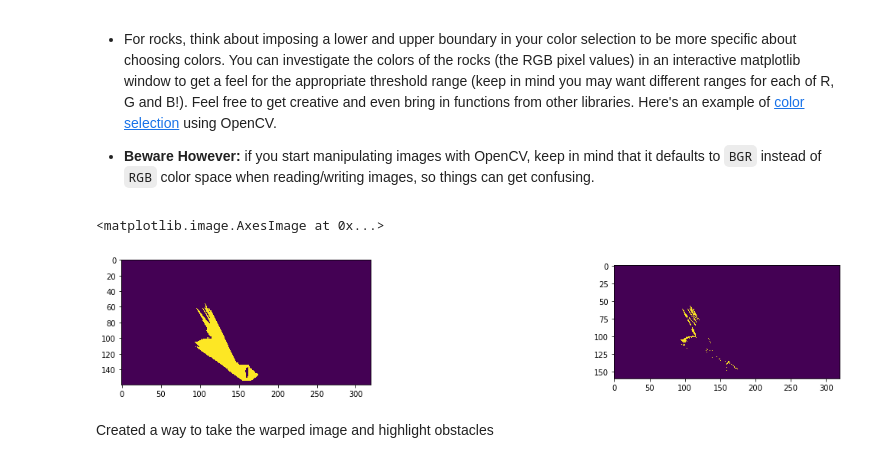
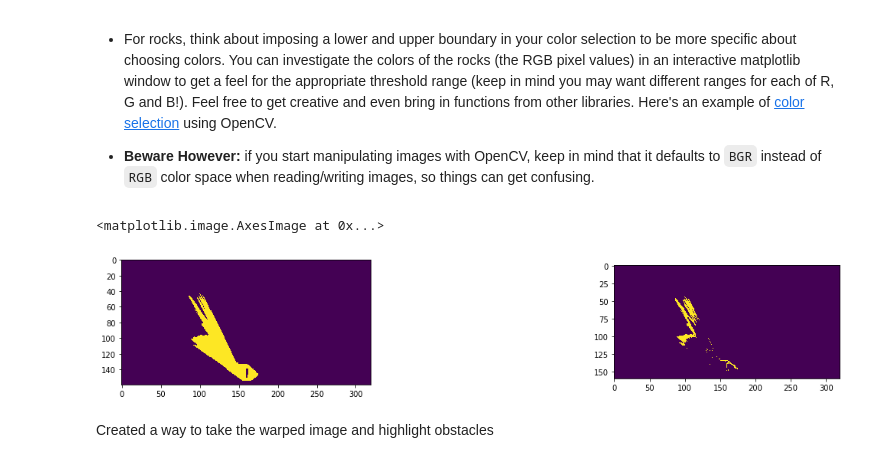
Before and after one commit to iFoxbox/RoboND-Rover-Project, a Jupyter notebook: code/Rover_Project_Test_Notebook.ipynb, the cells around one changed output. Saved outputs shown, nothing was run; the diff lists cells and outputs as text; code cells hidden in the pictures.

```diff
--- a/code/Rover_Project_Test_Notebook.ipynb
+++ b/code/Rover_Project_Test_Notebook.ipynb
@@ -126,35 +126,35 @@ def color_thresh(img, rgb_thresh=(120, 120,120 )):
     # Create an array of zeros same xy size as img, but single channel
     color_select = np.zeros_like(img[:,:,0])
     # Require that each pixel be above all three threshold values in RGB
     # above_thresh will now contain a boolean array with "True"
     # where threshold was met
     above_thresh = (img[:,:,0] > rgb_thresh[0]) \
                 & (img[:,:,1] > rgb_thresh[1]) \
                 & (img[:,:,2] > rgb_thresh[2])
     # Index the array of zeros with the boolean array and set to 1
     color_select[above_thresh] = 1
     # Return the binary image
     return color_select
 
 #comparing different Thresholds
 fig2 = plt.figure(figsize=(18,3))
 plt.subplot(121)
-test = (140,140,140)
+test = (100,100,100)
 a =color_thresh(warped,test)
 plt.imshow(a)
 plt.subplot(122)
 test = (160,160,160)
 b =color_thresh(warped,test)
 plt.imshow(color_thresh(warped,test))
 c =a-b
 plt.subplot(133)
 plt.imshow(c)
 #threshed = color_thresh(warped)
 #plt.imshow(threshed, cmap='gray')
 #scipy.misc.imsave('../output/warped_threshed.jpg', threshed*255)
 # %% [output]
 <matplotlib.image.AxesImage at 0x...>
-[figure, old version]
+[figure, new version]
 # %% [markdown]
 Created a way to take the warped image and highlight obstacles
 # %%
```
Also changed, not shown: parts of 1 cell of this notebook, 4 other files.
